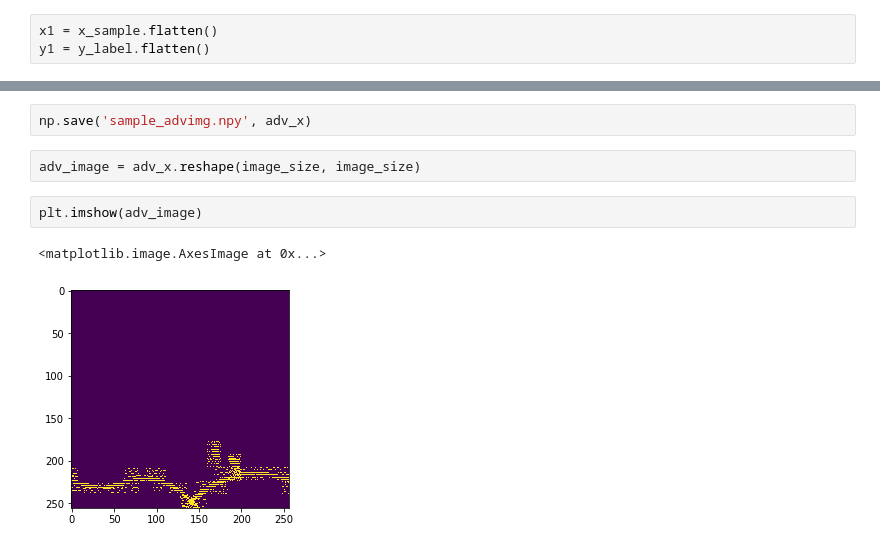
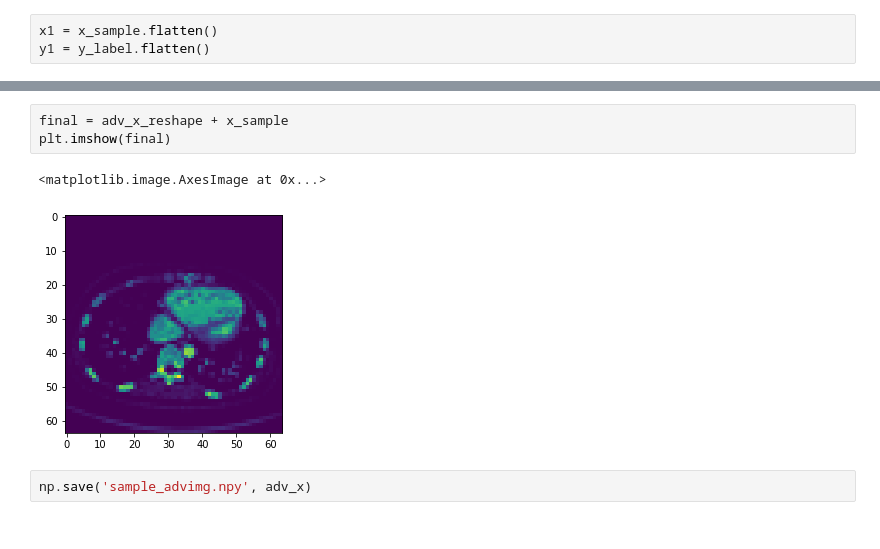
Before and after one commit to jungsunyoo/AdvImgSeg, a Jupyter notebook: AdvImg_apr17.ipynb, the cells around one changed output, grey strips where cells are left out. Saved outputs shown, nothing was run; the diff lists cells and outputs as text.

```diff
--- a/AdvImg_apr17.ipynb
+++ b/AdvImg_apr17.ipynb
@@ -232,9 +246,8 @@ np.median(adv_x)
+# %%
+final = adv_x_reshape + x_sample
+plt.imshow(final)
+# %% [output]
+<matplotlib.image.AxesImage at 0x...>
+[figure, added]
 # %%
 np.save('sample_advimg.npy', adv_x)
-# %%
-adv_image = adv_x.reshape(image_size, image_size)
-# %%
-plt.imshow(adv_image)
-# %% [output]
-<matplotlib.image.AxesImage at 0x...>
-[figure, removed]
```
Also changed, not shown: parts of 30 cells of this notebook.
